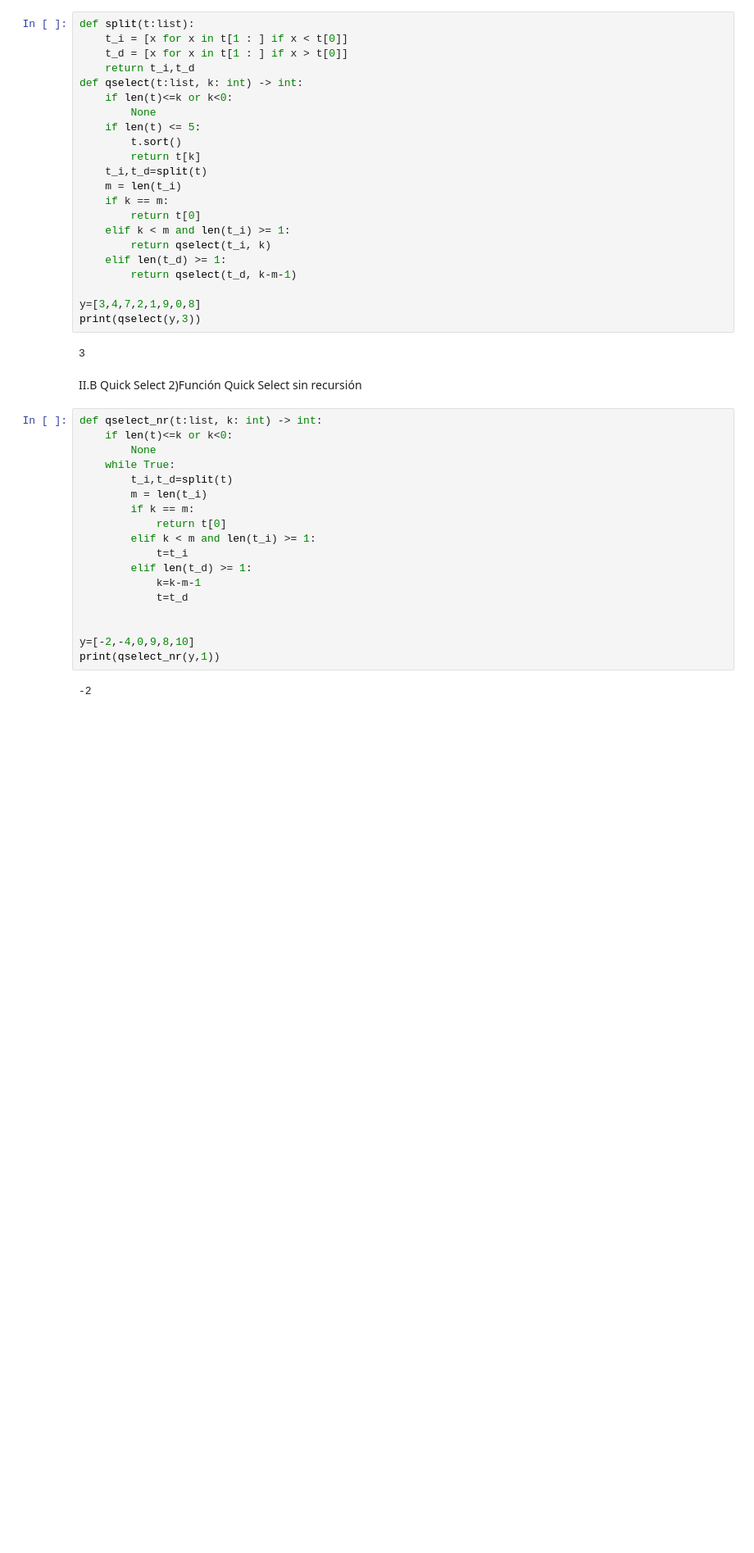
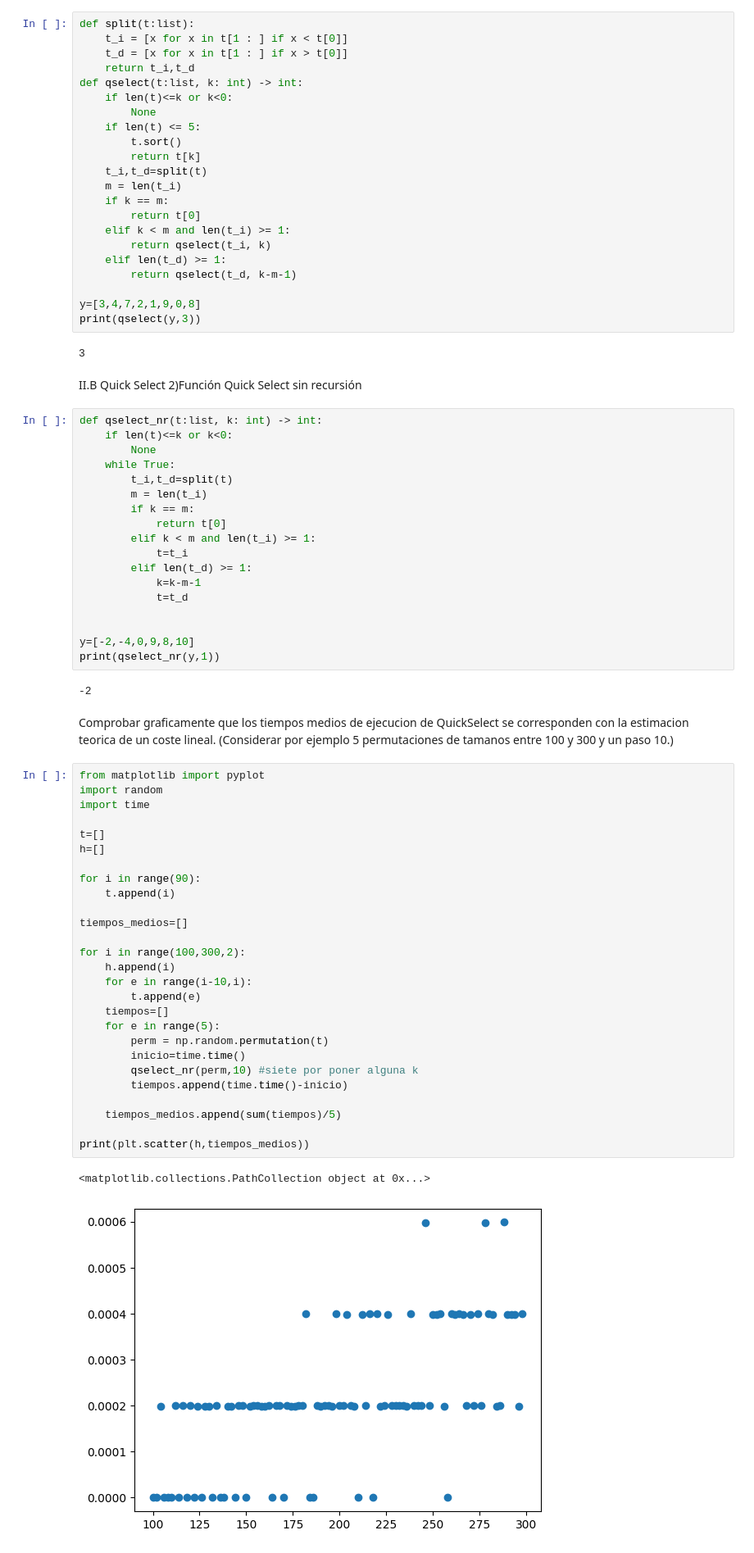
Before and after one commit to daviloncio/2o-cuatri, a Jupyter notebook: aalg hash.ipynb, the cells around one changed output. Shown: that part at 82% size. Saved outputs shown, nothing was run; the diff lists cells and outputs as text; blank space fills up the shorter version.

```diff
--- a/aalg hash.ipynb
+++ b/aalg hash.ipynb
@@ -238,3 +240,36 @@ y=[-2,-4,0,9,8,10]
 print(qselect_nr(y,1))
 # %% [output]
 -2
+# %% [markdown]
+Comprobar graficamente que los tiempos medios de ejecucion de QuickSelect se corresponden con la estimacion teorica
+de un coste lineal. (Considerar por ejemplo 5 permutaciones de tamanos entre 100 y 300 y un paso 10.)
+# %%
+from matplotlib import pyplot
+import random
+import time
+
+t=[]
+h=[]
+
+for i in range(90):
+    t.append(i)
+
+tiempos_medios=[]
+
+for i in range(100,300,2):
+    h.append(i)
+    for e in range(i-10,i):
+        t.append(e)
+    tiempos=[]
+    for e in range(5):
+        perm = np.random.permutation(t)
+        inicio=time.time()
+        qselect_nr(perm,10) #siete por poner alguna k
+        tiempos.append(time.time()-inicio)
+
+    tiempos_medios.append(sum(tiempos)/5)
+
+print(plt.scatter(h,tiempos_medios))
+# %% [output]
+<matplotlib.collections.PathCollection object at 0x...>
+[figure, added]
```
Also changed, not shown: parts of 1 cell of this notebook.
